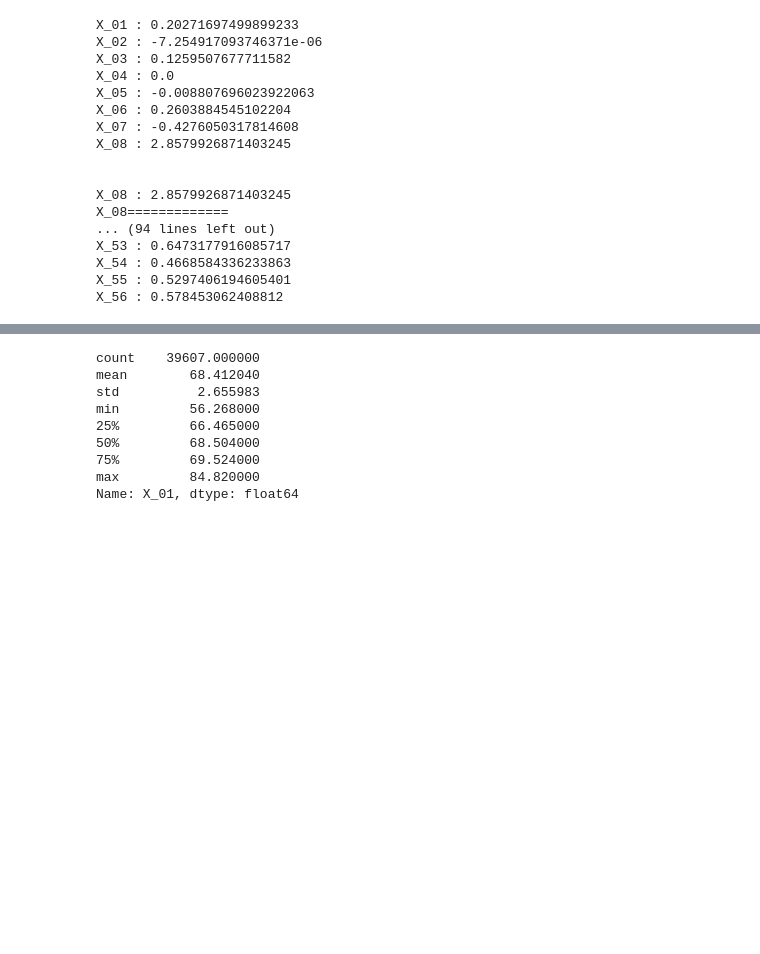
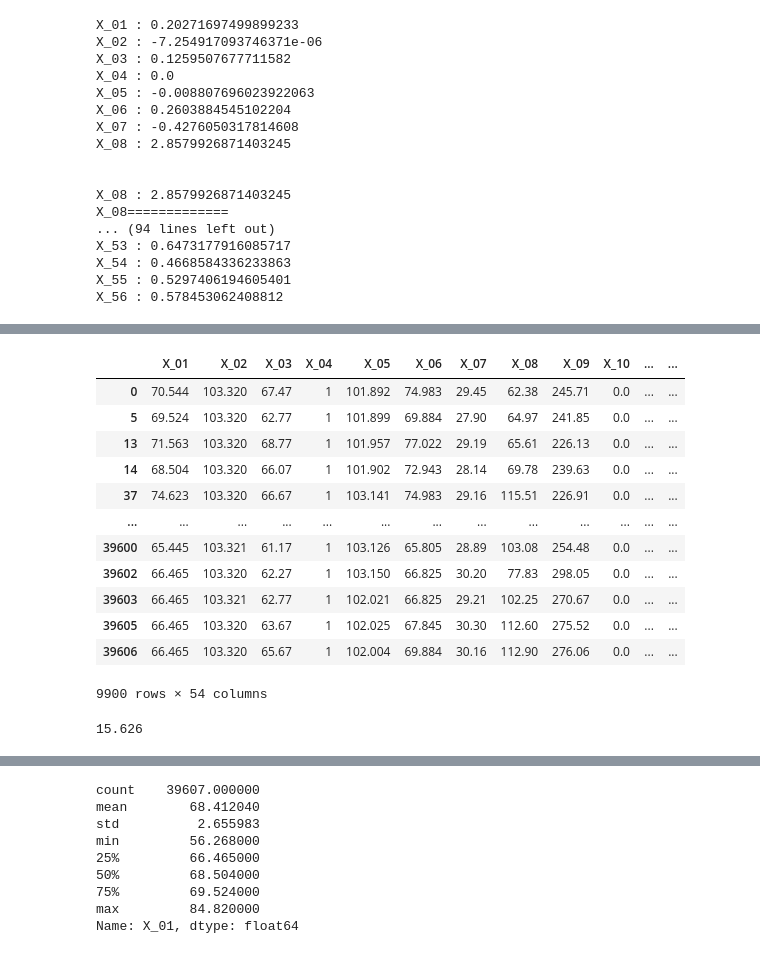
Before and after one commit to citizenofathens/Dacon, a Jupyter notebook: Radar/radar.ipynb, the cells around one changed output, grey strips where cells are left out. Cells and saved outputs as stored; diff of their text form; code cells hidden in the pictures; blank space fills up the shorter version.

```diff
--- a/Radar/radar.ipynb
+++ b/Radar/radar.ipynb
@@ -236,0 +237,3 @@ X_56 : 0.578453062408812
+# %%
+# 표준편차를 봤을 때 확실히 잡음비
+signal_to_noise25 = train.Y_04.describe()['25%']
@@ -236,0 +292,16 @@ X_56 : 0.578453062408812
+# %%
+x_train.loc[train[train.Y_04 <signal_to_noise25].index]
+# %% [output]
+|  | X_01 | X_02 | X_03 | X_04 | X_05 | X_06 | X_07 | X_08 | X_09 | X_10 | ... | ... |
+| 0 | 70.544 | 103.320 | 67.47 | 1 | 101.892 | 74.983 | 29.45 | 62.38 | 245.71 | 0.0 | ... | ... |
+| 5 | 69.524 | 103.320 | 62.77 | 1 | 101.899 | 69.884 | 27.90 | 64.97 | 241.85 | 0.0 | ... | ... |
+| 13 | 71.563 | 103.320 | 68.77 | 1 | 101.957 | 77.022 | 29.19 | 65.61 | 226.13 | 0.0 | ... | ... |
+| 14 | 68.504 | 103.320 | 66.07 | 1 | 101.902 | 72.943 | 28.14 | 69.78 | 239.63 | 0.0 | ... | ... |
+| 37 | 74.623 | 103.320 | 66.67 | 1 | 103.141 | 74.983 | 29.16 | 115.51 | 226.91 | 0.0 | ... | ... |
+| ... | ... | ... | ... | ... | ... | ... | ... | ... | ... | ... | ... | ... |
+| 39600 | 65.445 | 103.321 | 61.17 | 1 | 103.126 | 65.805 | 28.89 | 103.08 | 254.48 | 0.0 | ... | ... |
+| 39602 | 66.465 | 103.320 | 62.27 | 1 | 103.150 | 66.825 | 30.20 | 77.83 | 298.05 | 0.0 | ... | ... |
+| 39603 | 66.465 | 103.321 | 62.77 | 1 | 102.021 | 66.825 | 29.21 | 102.25 | 270.67 | 0.0 | ... | ... |
+| 39605 | 66.465 | 103.320 | 63.67 | 1 | 102.025 | 67.845 | 30.30 | 112.60 | 275.52 | 0.0 | ... | ... |
+| 39606 | 66.465 | 103.320 | 65.67 | 1 | 102.004 | 69.884 | 30.16 | 112.90 | 276.06 | 0.0 | ... | ... |
+9900 rows × 54 columns
@@ -237,3 +324,7 @@ X_56 : 0.578453062408812
+# %%
+train.Y_04.describe()['75%']
+# %% [output]
+15.626
 # %%
 X_08,방열 재료 2 면적
 X_09,방열 재료 3 면적
```
Also changed, not shown: parts of 25 cells of this notebook.
